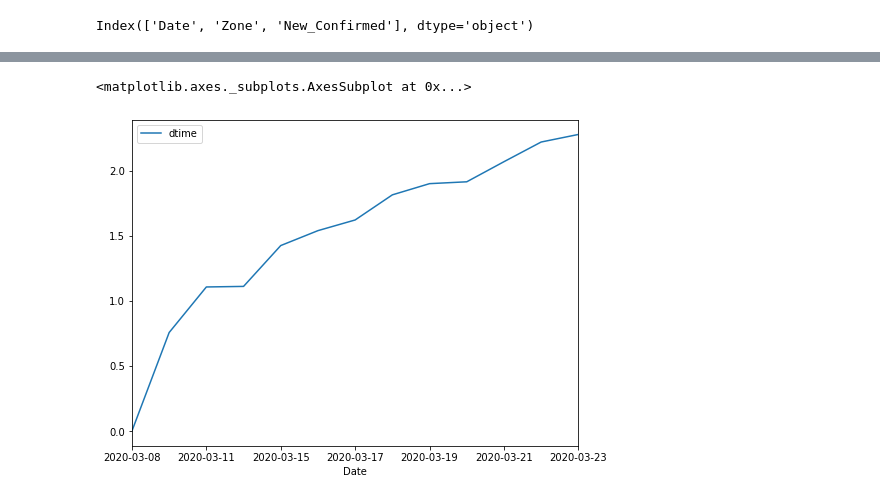
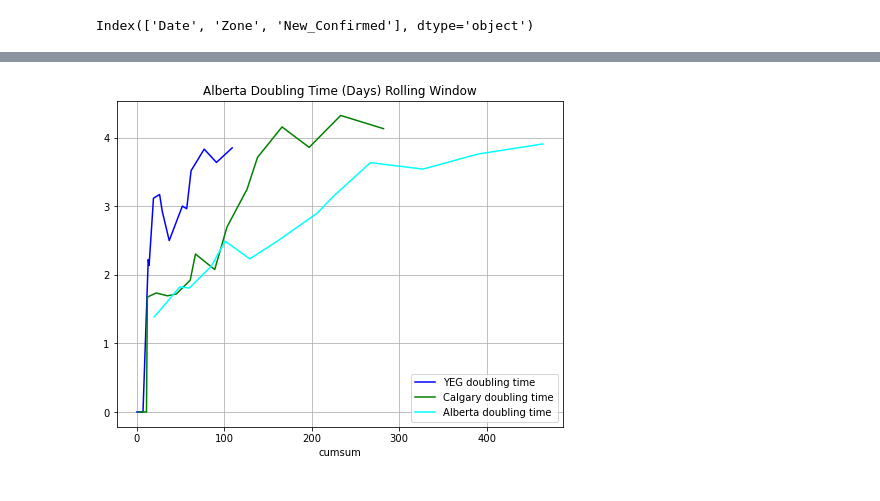
Before and after one commit to tyleracorn/covid_alberta, a Jupyter notebook: CovidAlberta.ipynb, the cells around one changed output, grey strips where cells are left out. Saved outputs shown, nothing was run; the diff lists cells and outputs as text; code cells hidden in the pictures.

```diff
--- a/CovidAlberta.ipynb
+++ b/CovidAlberta.ipynb
@@ -147,0 +37,8 @@ edmcases
+# %%
+totals = pd.DataFrame(list(covid.groupby(['Date']).groups.keys()), columns=['Date'])
+totals = totals.astype('datetime64')
+totals.insert(1,'New_Confirmed', covid.groupby(['Date'])['New_Confirmed'].sum().values)
+totals.sort_values(by='Date', inplace=True)
+totals.reset_index(inplace=True, drop=True)
+totals['cumsum'] = totals['New_Confirmed'].cumsum(axis=0)
+totals
@@ -155,6 +202,20 @@ ax.grid(which='both')
-# %%
-fig, ax = plt.subplots(figsize=(8,6))
-edmcases.plot(y='dtime', x='Date', ax=ax)
-# %% [output]
-<matplotlib.axes._subplots.AxesSubplot at 0x...>
-[figure, removed]
+# %%
+fig, ax = plt.subplots(figsize=(8,6))
+covid.groupby(['Zone']).get_group('Edmonton').plot(y='dtime_rw',
+                                                   x='cumsum',
+                                                   ax=ax,
+                                                   label="YEG doubling time",
+                                                   color='blue')
+covid.groupby(['Zone']).get_group('Calgary').plot(y='dtime_rw',
+                                                  x='cumsum',
+                                                  ax=ax,
+                                                  label="Calgary doubling time",
+                                                  color='green')
+totals.plot(y='dtime_rw', x='cumsum',  ax=ax,
+            label="Alberta doubling time", color='cyan')
+
+ax.grid(which='both')
+ax.set_title('Alberta Doubling Time (Days) Rolling Window')
+fig.savefig('AlbertaDTimeIncreaseRW_byCaseCount.png', bbox_inches='tight')
+# %% [output]
+[figure, added]
```
Also changed, not shown: parts of 18 cells of this notebook, 2 other files.
